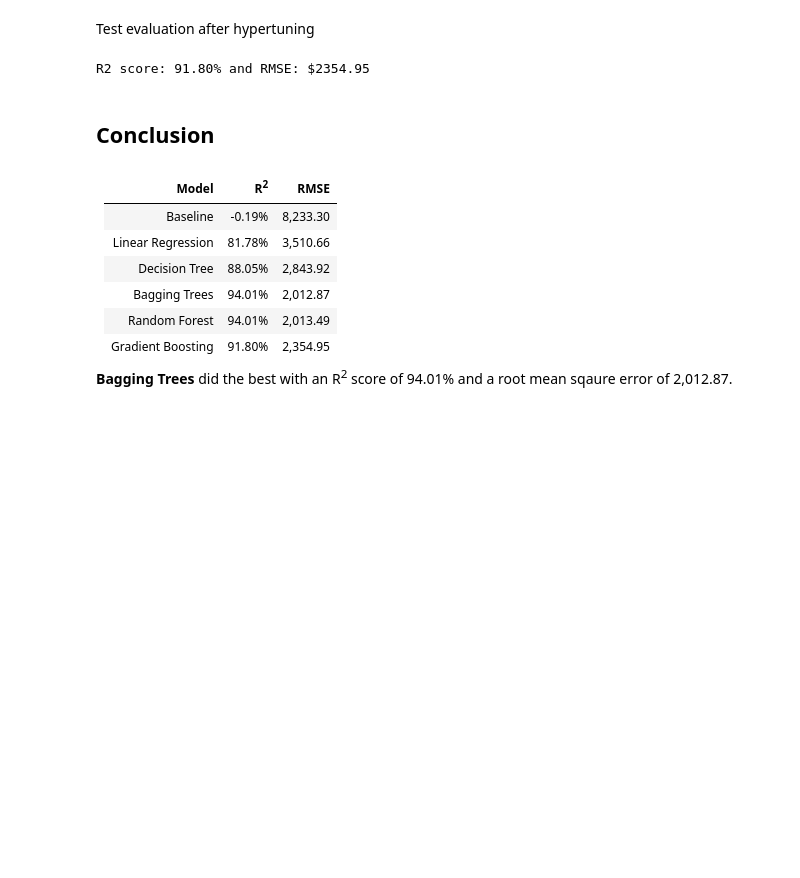
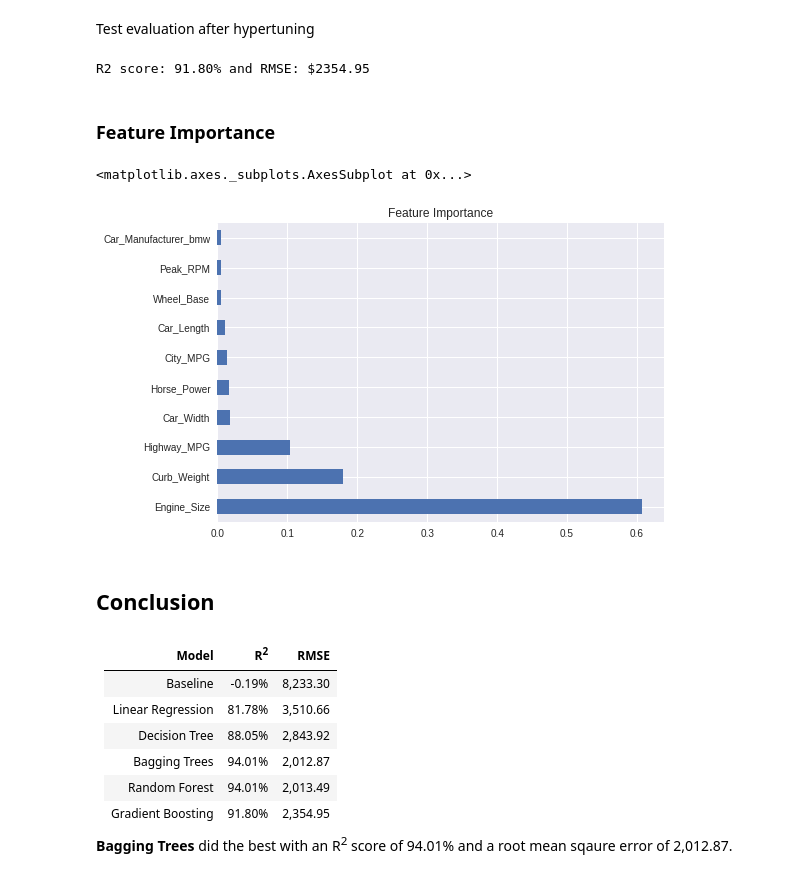
Before and after one commit to ialkamal/project2-machine-learning, a Jupyter notebook: Project2.ipynb, the cells around one changed output. Saved outputs shown, nothing was run; the diff lists cells and outputs as text; code cells hidden in the pictures; blank space fills up the shorter version.

```diff
--- a/Project2.ipynb
+++ b/Project2.ipynb
@@ -1011,6 +1011,15 @@ Test evaluation after hypertuning
 evaluate_models(grid,X_test,y_test)
 # %% [output]
 R2 score: 91.80% and RMSE: $2354.95
+# %% [markdown]
+### Feature Importance
+# %%
+features = pd.Series(rf.feature_importances_,index=X.columns)
+features.sort_values(ascending=False,inplace=True)
+features.nlargest(10).plot(kind='barh',title="Feature Importance")
+# %% [output]
+<matplotlib.axes._subplots.AxesSubplot at 0x...>
+[figure, added]
 # %% [markdown]
 ## Conclusion
 # %% [markdown]
```
